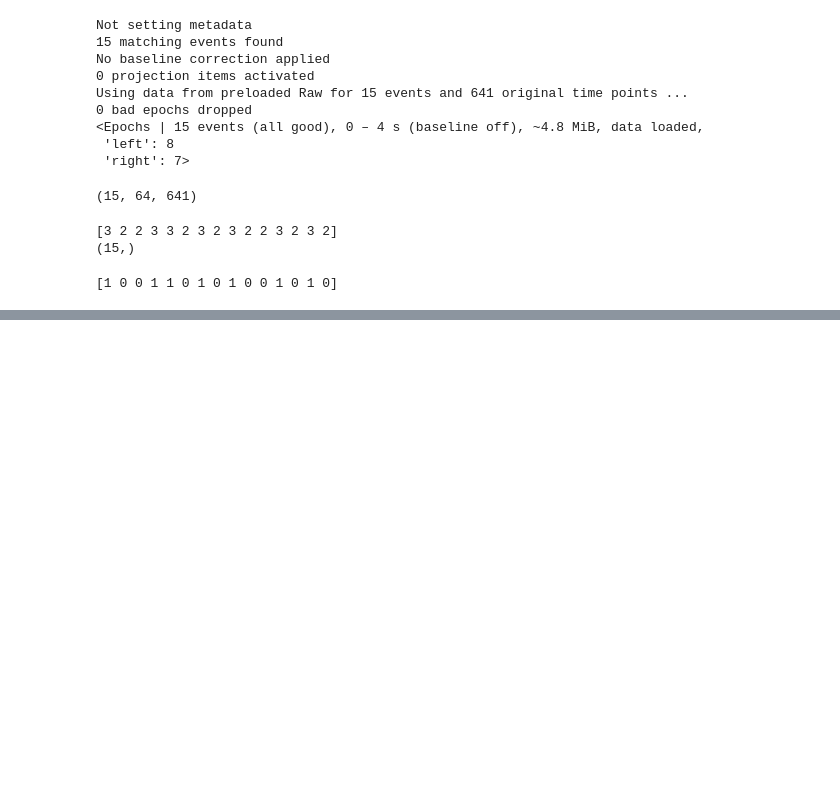
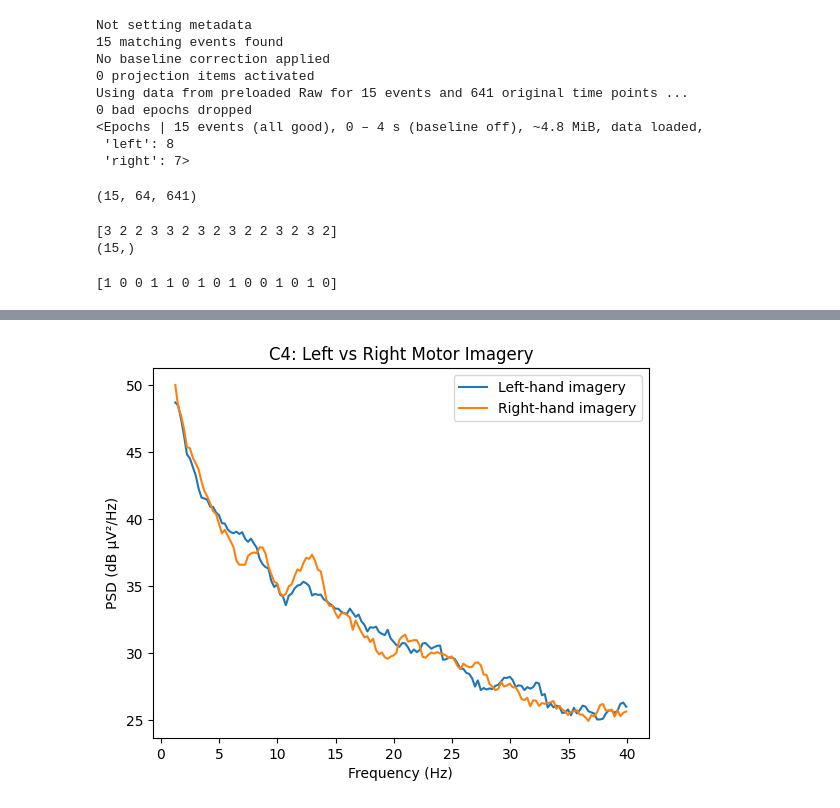
Before and after one commit to IsmaelDiop/eeg-motor-imagery, a Jupyter notebook: notebooks/01_explore_data.ipynb, the cells around one changed output, grey strips where cells are left out. Cells and saved outputs as stored; diff of their text form; code cells hidden in the pictures; blank space fills up the shorter version.

```diff
--- a/notebooks/01_explore_data.ipynb
+++ b/notebooks/01_explore_data.ipynb
@@ -183,0 +235,17 @@ print(y_binary)
+# %%
+left_c4_db = 10 * np.log10(left_mean_psd[1] * 1e12)
+right_c4_db = 10 * np.log10(right_mean_psd[1] * 1e12)
+
+plt.figure()
+
+plt.plot(freqs, left_c4_db, label="Left-hand imagery")
+plt.plot(freqs, right_c4_db, label="Right-hand imagery")
+
+plt.xlabel("Frequency (Hz)")
+plt.ylabel("PSD (dB µV²/Hz)")
+plt.title("C4: Left vs Right Motor Imagery")
+plt.legend()
+
+plt.show()
+# %% [output]
+[figure, added]
```
Also changed, not shown: parts of 44 cells of this notebook, 2 other files.
